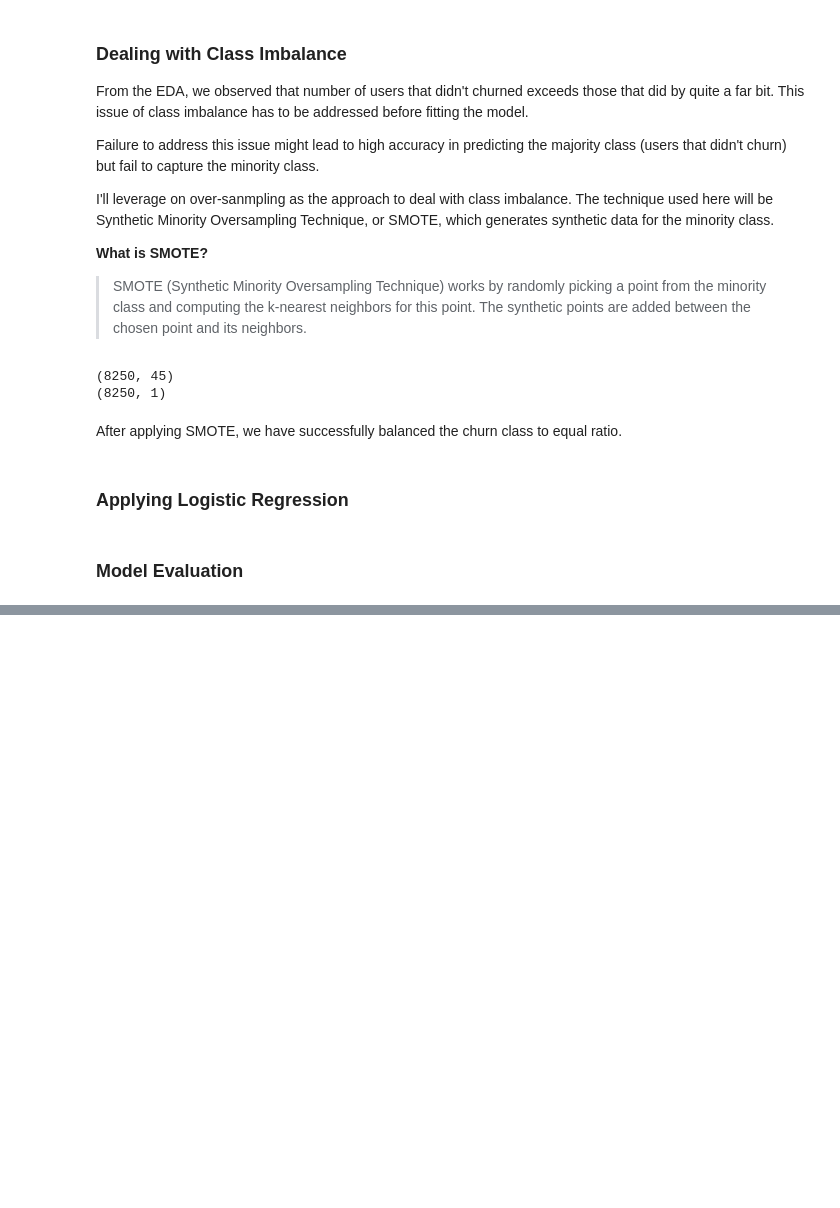
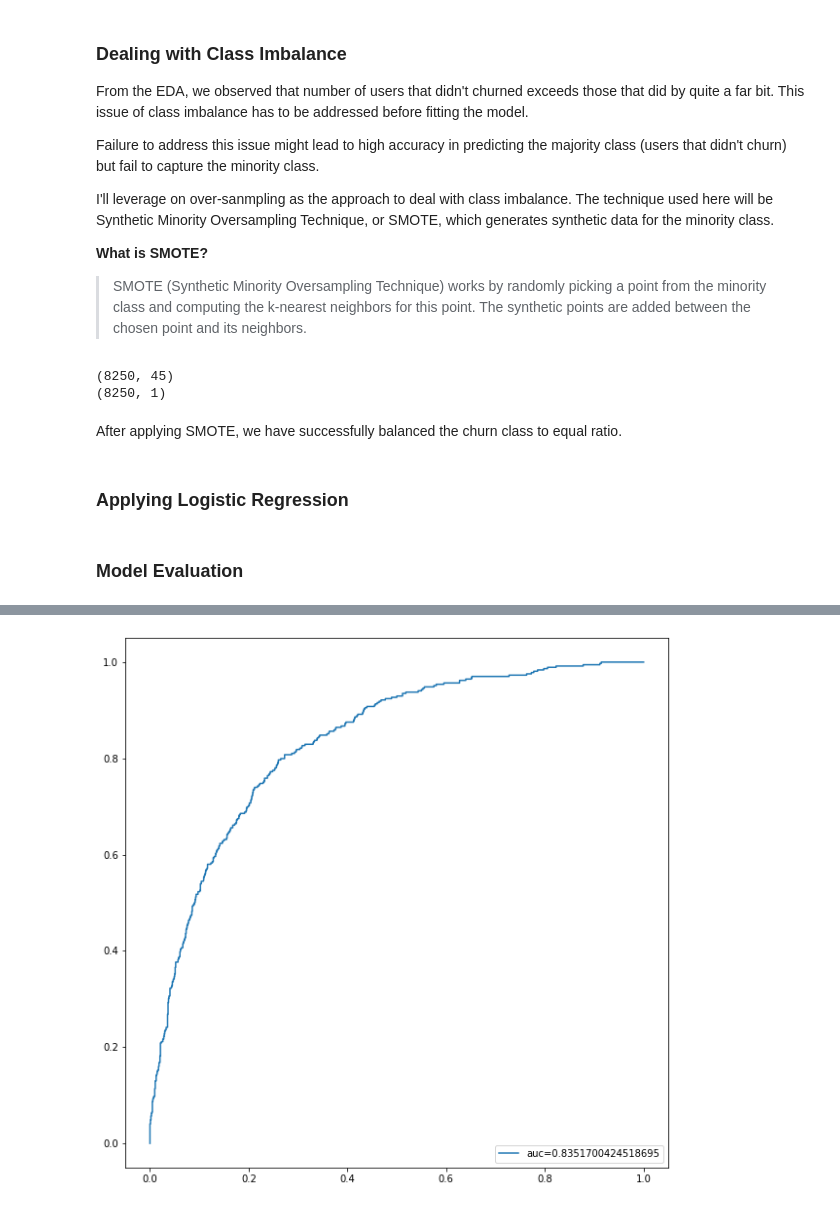
Before and after one commit to leonswl/churn-model, a Jupyter notebook: notebooks/log_reg.ipynb, the cells around one changed output, grey strips where cells are left out. Drawn from its saved outputs; the diff is of its cells as text; code cells hidden in the pictures; blank space fills up the shorter version.

```diff
--- a/notebooks/log_reg.ipynb
+++ b/notebooks/log_reg.ipynb
@@ -149,0 +205,26 @@ weighted avg       0.81      0.76      0.77      1407
+# %%
+def plot_roc_curve (X_test, y_test,logreg):
+    """
+    Function to plot ROC Curve
+
+    Args:
+        X_test (Series): series object of predictor variables, partitioned into test set
+        y_test [Series]: series object for target variables, partitioned into test set
+
+    Returns:
+        fig [matplotlib figure]: matplotlib figure object rendered
+    """
+    y_pred_proba = logreg.predict_proba(X_test)[::,1]
+    fpr, tpr, _ = metrics.roc_curve(y_test,  y_pred_proba,pos_label='Yes')
+    auc = metrics.roc_auc_score(y_test, y_pred_proba)
+    fig, ax = plt.subplots()
+    ax.plot(fpr,tpr,label="auc="+str(auc))
+    plt.title('ROC Curve', y=1.1)
+    plt.legend(loc=4)
+    plt.show()
+
+    return fig
+# %%
+roc_curve = plot_roc_curve(X_test, y_test, logreg)
+# %% [output]
+[figure, added]
```
Also changed, not shown: parts of 13 cells of this notebook, 6 other files.
